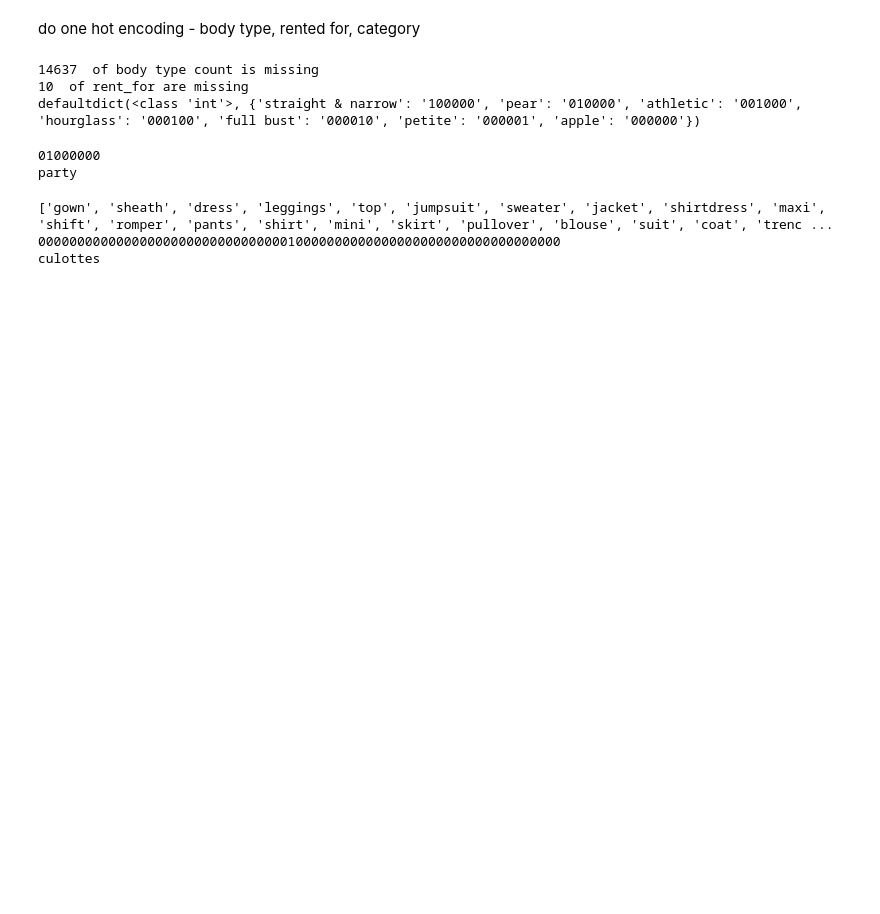
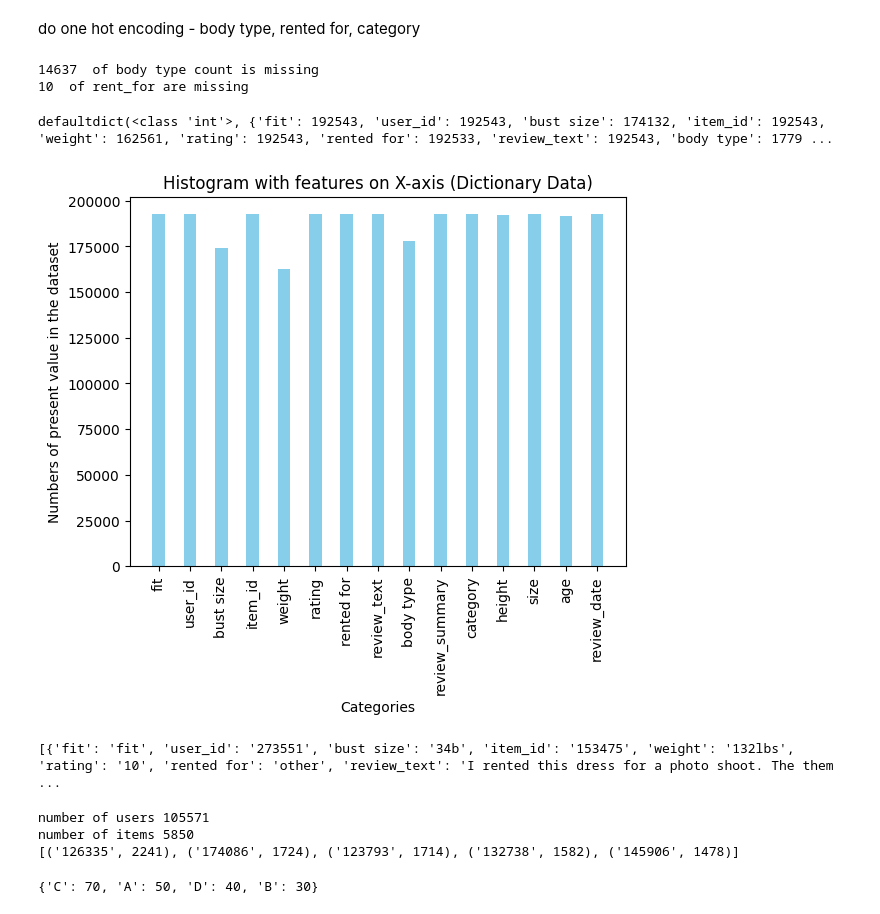
Before and after one commit to jasonli35/GFP, a Jupyter notebook: asign2.ipynb, the cells around one changed output. Drawn from its saved outputs; the diff is of its cells as text; code cells hidden in the pictures; blank space fills up the shorter version.

```diff
--- a/asign2.ipynb
+++ b/asign2.ipynb
@@ -72,7 +68,7 @@ for i in range(len(bt_keys)):
     body_t_one_hot[bt_keys[i]] =  str_one_hot
     bt_one_hot_to_orig[str_one_hot] = bt_keys[i]
 
-print(body_t_one_hot)
+
 
 
 #one hot encoding for rent for
@@ -105,13 +101,6 @@ for i in range(len(cat_keys)):
 # %% [output]
 14637  of body type count is missing
 10  of rent_for are missing
-defaultdict(<class 'int'>, {'straight & narrow': '100000', 'pear': '010000', 'athletic': '001000', 'hourglass': '000100', 'full bust': '000010', 'petite': '000001', 'apple': '000000'})
-# %%
-print(rf_one_hot['party'])
-print(rf_one_hot_to_orig['01000000'])
-# %% [output]
-01000000
-party
 # %%
 #Function you can call for One hot encoding
 
@@ -146,11 +135,31 @@ def catagory_for_one_hot(catType):
 # @param type: string    the one hot encoding of the rent for
 def catagory_one_hot_to_original(one_hot: str):
     return cat_one_hot_to_orig[one_hot]
-# %%
-print(cat_keys)
-print(catagory_for_one_hot('culottes'))
-print(catagory_one_hot_to_original("0000000000000000000000000000000010000000000000000000000000000000000"))
-# %% [output]
-['gown', 'sheath', 'dress', 'leggings', 'top', 'jumpsuit', 'sweater', 'jacket', 'shirtdress', 'maxi', 'shift', 'romper', 'pants', 'shirt', 'mini', 'skirt', 'pullover', 'blouse', 'suit', 'coat', 'trenc ...
-0000000000000000000000000000000010000000000000000000000000000000000
-culottes
+# %%
+import matplotlib.pyplot as plt
+count_present_feature = defaultdict(int)
+
+for i in range(len(data_rent_the_way)):
+    one_interaction = json.loads(data_rent_the_way[i]).keys()
+    for d in one_interaction:
+        count_present_feature[d] += 1
+print(count_present_feature)
+
+categories = list(count_present_feature.keys())
+values = list(count_present_feature.values())
+
+# Plotting the histogram
+plt.bar(categories, values, color='skyblue', width=0.4)
+
+# Adding labels and title
+plt.xlabel('Categories')
+plt.ylabel('Numbers of present value in the dataset')
+
+plt.xticks(rotation='vertical')
+plt.title('Histogram with features on X-axis (Dictionary Data)')
+
+# Show the plot
+plt.show()
+# %% [output]
+defaultdict(<class 'int'>, {'fit': 192543, 'user_id': 192543, 'bust size': 174132, 'item_id': 192543, 'weight': 162561, 'rating': 192543, 'rented for': 192533, 'review_text': 192543, 'body type': 1779 ...
+[figure, added]
@@ -156,0 +175,32 @@ culottes
+# %%
+print(data_rent_the_way[:5])
+# %% [output]
+[{'fit': 'fit', 'user_id': '273551', 'bust size': '34b', 'item_id': '153475', 'weight': '132lbs', 'rating': '10', 'rented for': 'other', 'review_text': 'I rented this dress for a photo shoot. The them ...
+# %%
+users_interactions_count = defaultdict(int)
+items_interactions_count = defaultdict(int)
+for d in data_rent_the_way:
+    users_interactions_count[d['user_id']] += 1
+    items_interactions_count[d['item_id']] += 1
+
+print("number of users", len(list(users_interactions_count.keys())))
+print("number of items", len(list(items_interactions_count.keys())))
+
+sorted_items = sorted(items_interactions_count.items(), key=lambda x: x[1], reverse=True)
+print(sorted_items[:5])
+# %% [output]
+number of users 105571
+number of items 5850
+[('126335', 2241), ('174086', 1724), ('123793', 1714), ('132738', 1582), ('145906', 1478)]
+# %%
+my_dict = {'A': 50, 'B': 30, 'C': 70, 'D': 40}
+
+# Sorting the dictionary items based on values in descending order
+sorted_items = sorted(my_dict.items(), key=lambda x: x[1], reverse=True)
+
+# Creating a new dictionary from the sorted items
+ranked_dict = {k: v for k, v in sorted_items}
+
+print(ranked_dict)
+# %% [output]
+{'C': 70, 'A': 50, 'D': 40, 'B': 30}
```
Also changed, not shown: parts of 2 cells of this notebook.
